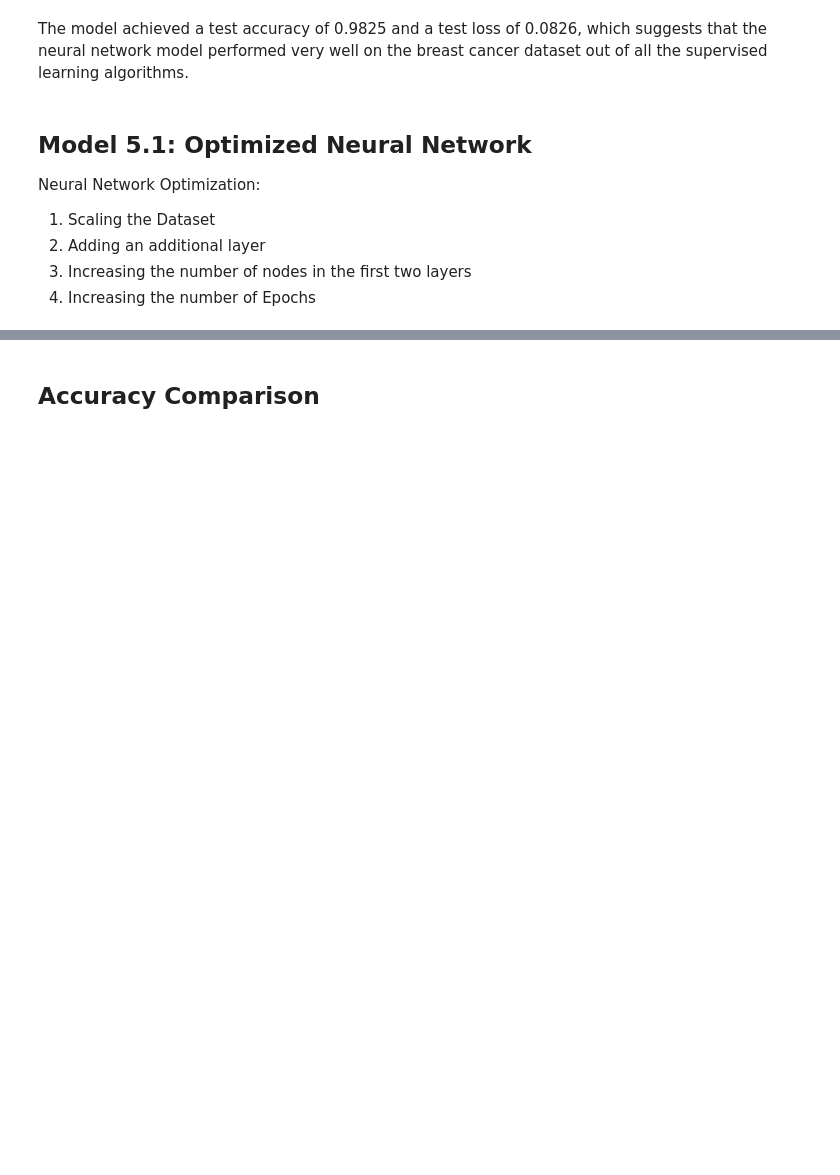
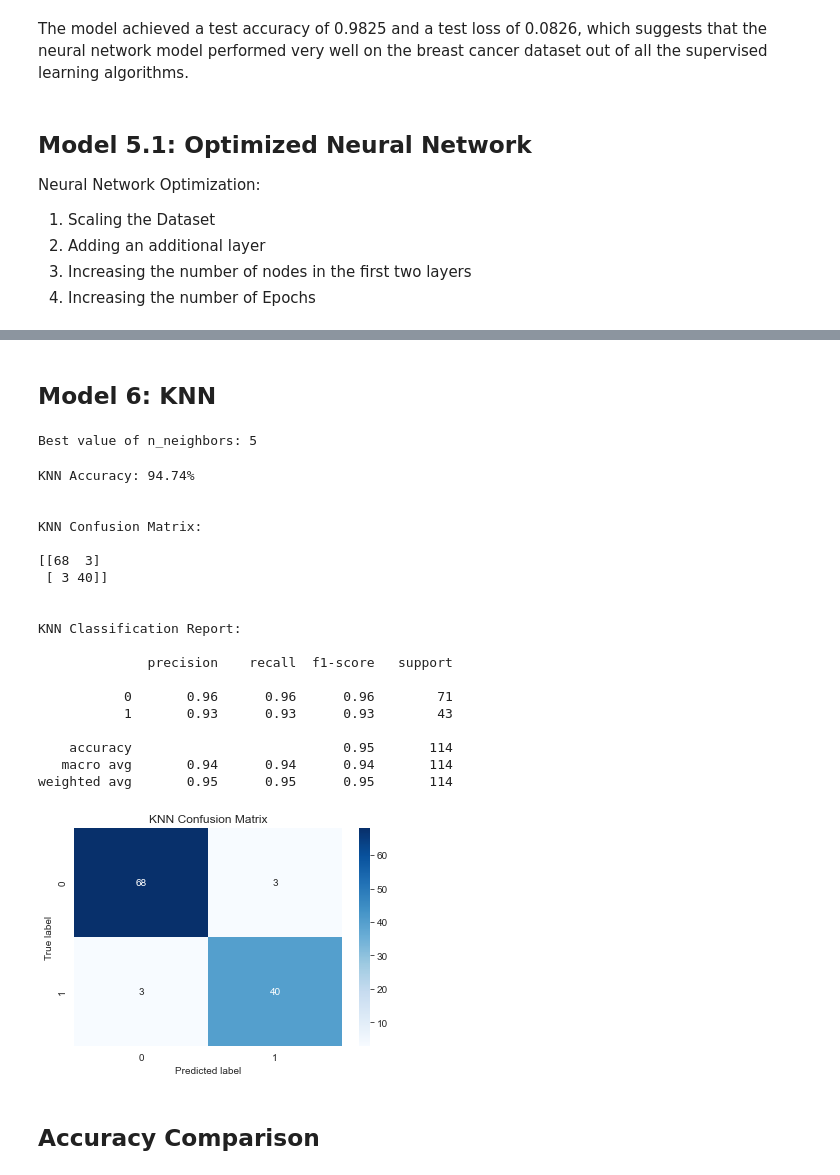
Before and after one commit to Ahmadhha/UTOR_Project4_Team5, a Jupyter notebook: Machine Learning.ipynb, the cells around one changed output, grey strips where cells are left out. Drawn from its saved outputs; the diff is of its cells as text; code cells hidden in the pictures; blank space fills up the shorter version.

```diff
--- a/Machine Learning.ipynb
+++ b/Machine Learning.ipynb
@@ -558,3 +510,56 @@ weighted avg       0.96      0.96      0.96       114
+# %% [markdown]
+## Model 6: KNN
+# %%
+# Step1: Find optimum number of neighbours
+
+# Define the parameter grid for n_neighbors
+param_grid = {'n_neighbors': np.arange(1, 50)}
+
+# Use GridSearchCV to find the best n_neighbors
+knn = KNeighborsClassifier()
+grid_search = GridSearchCV(knn, param_grid, cv=5)
+grid_search.fit(X_train, y_train)
+
+# Print the best value of n_neighbors
+print("Best value of n_neighbors:", grid_search.best_params_['n_neighbors'])
+# %% [output]
+Best value of n_neighbors: 5
+# %%
+# Step 2 fit the model and evaluate
+
+# Train the KNN classifier
+knn = KNeighborsClassifier(n_neighbors=5)
+knn.fit(X_train, y_train)
+
+# Prediction
+
+y_pred_knn = knn.predict(X_test)
+
+
+# Evaluate the Model
+
+knn_prec, knn_accuracy = evaluate_model(y_test, y_pred_knn, "KNN")
+# %% [output]
+KNN Accuracy: 94.74%
+
+
+KNN Confusion Matrix:
+
+[[68  3]
+ [ 3 40]]
+
+
+KNN Classification Report:
+
+              precision    recall  f1-score   support
+
+           0       0.96      0.96      0.96        71
+           1       0.93      0.93      0.93        43
+
+    accuracy                           0.95       114
+   macro avg       0.94      0.94      0.94       114
+weighted avg       0.95      0.95      0.95       114
+[figure, added]
 # %% [markdown]
 ## Accuracy Comparison
 # %%
```
Also changed, not shown: parts of 21 cells of this notebook.
